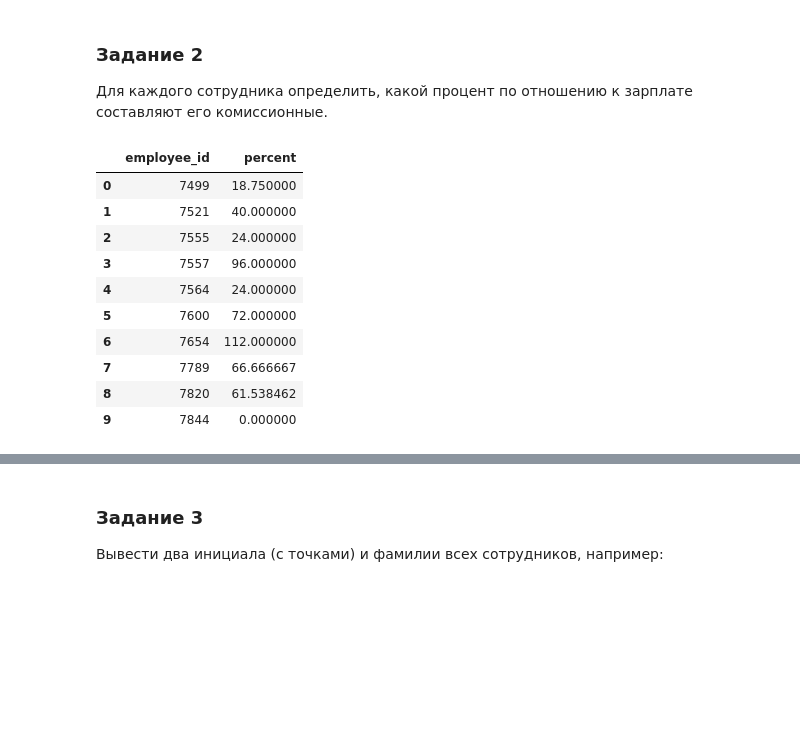
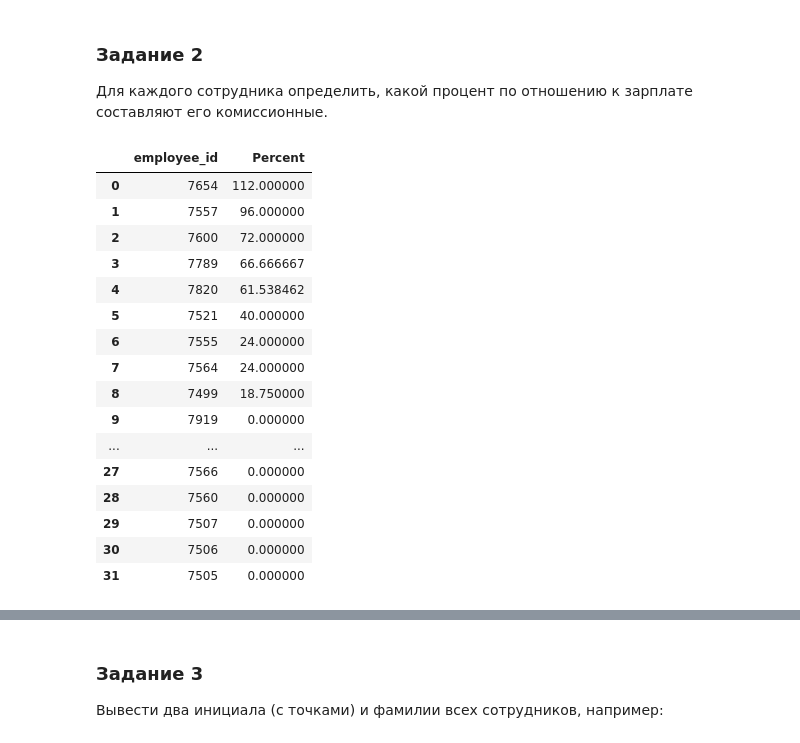
Before and after one commit to theysee/sberbank_reboot, a Jupyter notebook: Поток_3_Практика_к_занятию_4.ipynb, the cells around one changed output, grey strips where cells are left out. Drawn from its saved outputs; the diff is of its cells as text; code cells hidden in the pictures; blank space fills up the shorter version.

```diff
--- a/Поток_3_Практика_к_занятию_4.ipynb
+++ b/Поток_3_Практика_к_занятию_4.ipynb
@@ -31,8 +32,8 @@ import pandas as pd
 # доступны student-ы от 0 до 49
 
 DB_HOST = '89.223.95.235'
-DB_USER = 'student_0'
-DB_USER_PASSWORD = 'student_0'
+DB_USER = 'student_12'
+DB_USER_PASSWORD = 'student_12'
 DB_NAME = 'sample_db'
 # %%
 conn = pymysql.connect(DB_HOST, DB_USER, DB_USER_PASSWORD, DB_NAME)
@@ -71,20 +67,28 @@ pd.read_sql_query("select distinct location_id from department", conn)
 Для каждого сотрудника определить, какой процент по отношению к зарплате составляют его комиссионные.
 # %%
 pd.read_sql_query("""
-SELECT employee_id,
-       commission/salary * 100 AS 'percent'
-FROM employee
-WHERE commission IS NOT NULL
-""", conn)
+  SELECT
+    employee_id, COALESCE(commission, 0)/salary * 100 AS Percent
+  FROM
+    employee
+  ORDER BY
+    percent DESC
+  """, conn)
 # %% [output]
-|  | employee_id | percent |
-| 0 | 7499 | 18.750000 |
-| 1 | 7521 | 40.000000 |
-| 2 | 7555 | 24.000000 |
-| 3 | 7557 | 96.000000 |
-| 4 | 7564 | 24.000000 |
-| 5 | 7600 | 72.000000 |
-| 6 | 7654 | 112.000000 |
-| 7 | 7789 | 66.666667 |
-| 8 | 7820 | 61.538462 |
-| 9 | 7844 | 0.000000 |
+|  | employee_id | Percent |
+| 0 | 7654 | 112.000000 |
+| 1 | 7557 | 96.000000 |
+| 2 | 7600 | 72.000000 |
+| 3 | 7789 | 66.666667 |
+| 4 | 7820 | 61.538462 |
+| 5 | 7521 | 40.000000 |
+| 6 | 7555 | 24.000000 |
+| 7 | 7564 | 24.000000 |
+| 8 | 7499 | 18.750000 |
+| 9 | 7919 | 0.000000 |
+| ... | ... | ... |
+| 27 | 7566 | 0.000000 |
+| 28 | 7560 | 0.000000 |
+| 29 | 7507 | 0.000000 |
+| 30 | 7506 | 0.000000 |
+| 31 | 7505 | 0.000000 |
```
Also changed, not shown: parts of 16 cells of this notebook.
